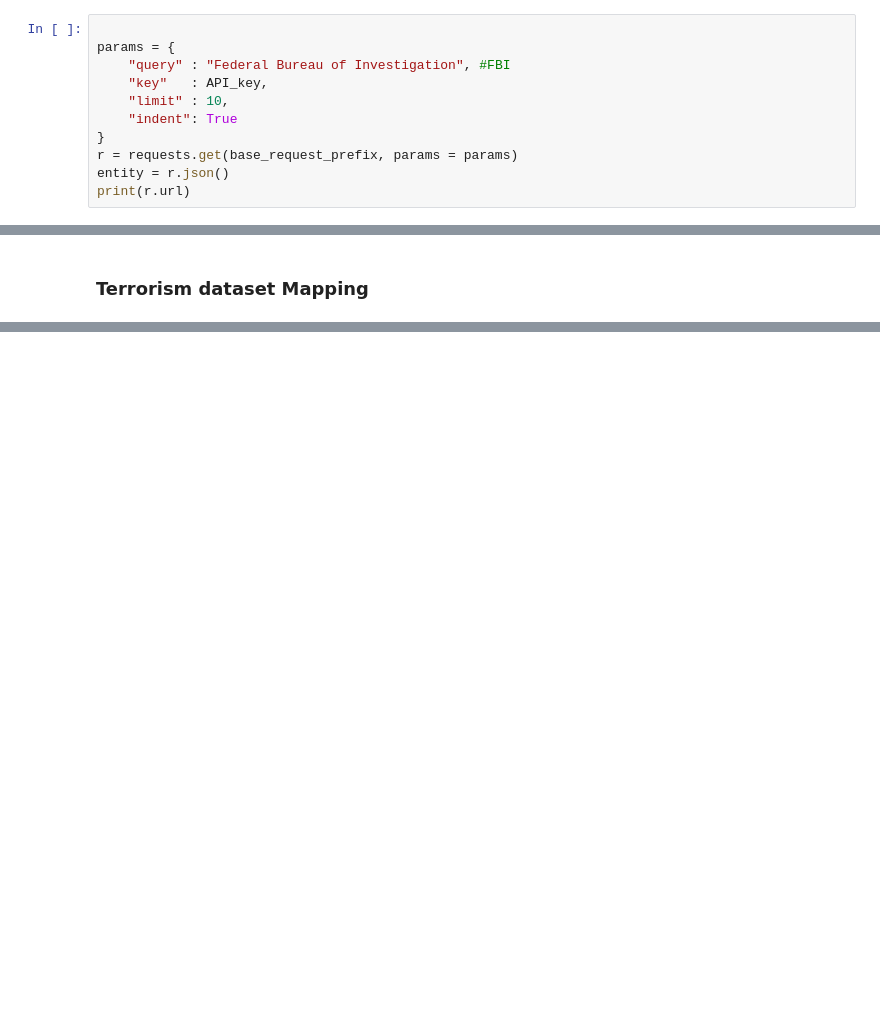
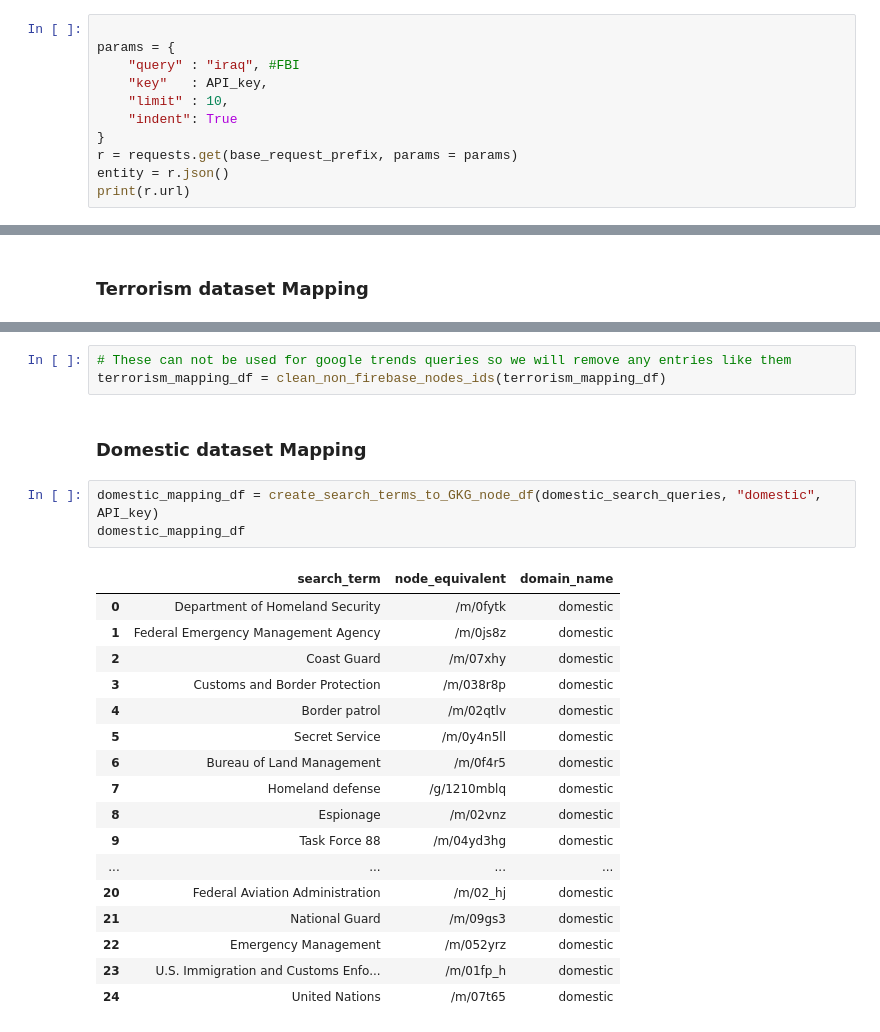
Before and after one commit to epfl-ada/ada-2020-project-milestone-p3-p3_pada1, a Jupyter notebook: find_search_terms.ipynb, the cells around one changed output, grey strips where cells are left out. Saved outputs shown, nothing was run; the diff lists cells and outputs as text; blank space fills up the shorter version.

Commit message:
push for ghali terms updated

```diff
--- a/find_search_terms.ipynb
+++ b/find_search_terms.ipynb
@@ -22,7 +128,7 @@ base_request_prefix = "https://kgsearch.googleapis.com/v1/entities:search"
 # %%
 
 params = {
-    "query" : "Federal Bureau of Investigation", #FBI
+    "query" : "iraq", #FBI
     "key"   : API_key,
     "limit" : 10,
     "indent": True
@@ -141,0 +259,26 @@ terrorism_mapping_df # les /g/ marchent pas mhhh
+# %%
+# These can not be used for google trends queries so we will remove any entries like them
+terrorism_mapping_df = clean_non_firebase_nodes_ids(terrorism_mapping_df)
+# %% [markdown]
+### Domestic dataset Mapping
+# %%
+domestic_mapping_df = create_search_terms_to_GKG_node_df(domestic_search_queries, "domestic", API_key)
+domestic_mapping_df
+# %% [output]
+|  | search_term | node_equivalent | domain_name |
+| 0 | Department of Homeland Security | /m/0fytk | domestic |
+| 1 | Federal Emergency Management Agency | /m/0js8z | domestic |
+| 2 | Coast Guard | /m/07xhy | domestic |
+| 3 | Customs and Border Protection | /m/038r8p | domestic |
+| 4 | Border patrol | /m/02qtlv | domestic |
+| 5 | Secret Service | /m/0y4n5ll | domestic |
+| 6 | Bureau of Land Management | /m/0f4r5 | domestic |
+| 7 | Homeland defense | /g/1210mblq | domestic |
+| 8 | Espionage | /m/02vnz | domestic |
+| 9 | Task Force 88 | /m/04yd3hg | domestic |
+| ... | ... | ... | ... |
+| 20 | Federal Aviation Administration | /m/02_hj | domestic |
+| 21 | National Guard | /m/09gs3 | domestic |
+| 22 | Emergency Management | /m/052yrz | domestic |
+| 23 | U.S. Immigration and Customs Enfo... | /m/01fp_h | domestic |
+| 24 | United Nations | /m/07t65 | domestic |
```
Also changed, not shown: parts of 15 cells of this notebook, 3 other files.
